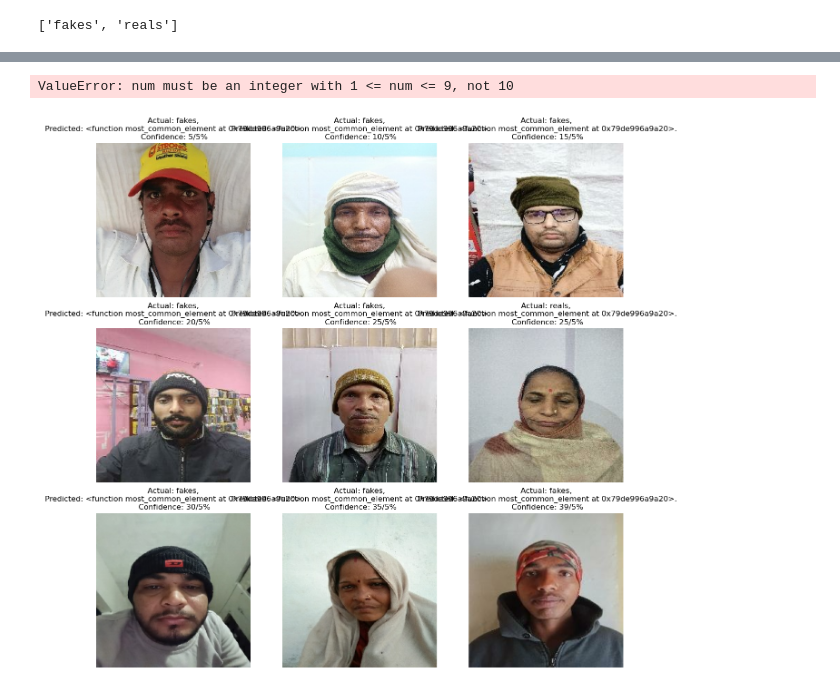
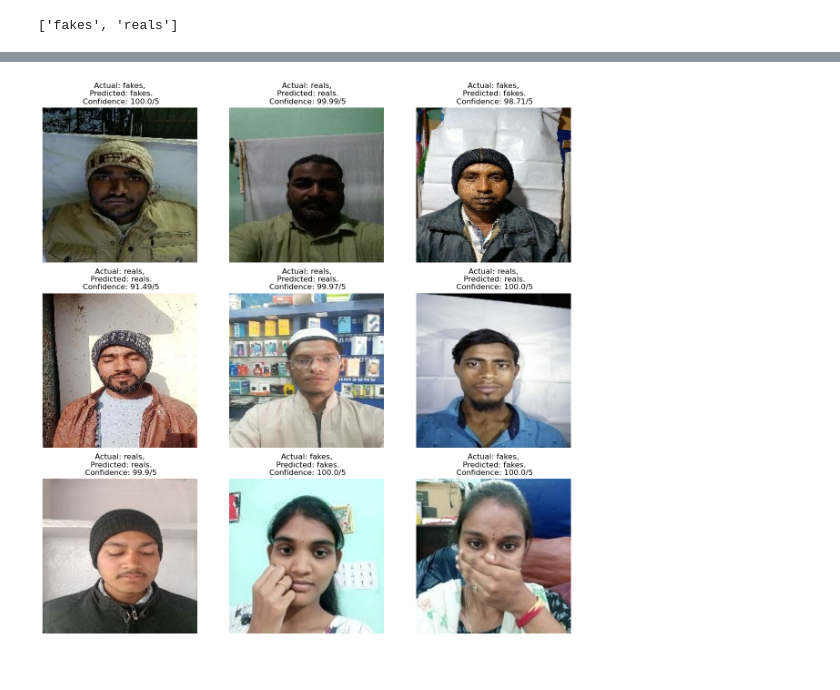
Before and after one commit to nuthankumar1994/Airline-india-, a Jupyter notebook: face-final-dataset.ipynb, the cells around one changed output, grey strips where cells are left out. Saved outputs shown, nothing was run; the diff lists cells and outputs as text; code cells hidden in the pictures.

```diff
--- a/face-final-dataset.ipynb
+++ b/face-final-dataset.ipynb
@@ -56,6 +56,6 @@ from collections import Counter
 def most_common_element(lst):
     counter = Counter(lst)
     most_common = counter.most_common(1)[0][0]
-    count = counter[most_common]
-    return most_common_element, count
+    count = counter.most_common(1)[0][1]
+    return most_common, count
 # %%
@@ -88,14 +88,15 @@ class_names
 # %%
 plt.figure(figsize=(15, 15))
 for images, labels in val_dataset.take(1):
-    for i in range(32):
+    for i in range(9):
         ax = plt.subplot(3, 3, i + 1)
         plt.imshow(images[i].numpy().astype("uint8"))
 
-        predicted_class, count = predict(models, images[i].numpy())
+        predicted_class, count = predict(models, images[i])
+
         actual_class = class_names[labels[i]]
 
-        plt.title(f"Actual: {actual_class},\n Predicted: {predicted_class}.\n Confidence: {count}/{len(models)}%")
+        plt.title(f"Actual: {actual_class},\n Predicted: {predicted_class}.\n Confidence: {count}/{len(models)}")
 
         plt.axis("off")
 # %% [output]
@@ -119,2 +120 @@ for images, labels in val_dataset.take(1):
-ValueError: num must be an integer with 1 <= num <= 9, not 10
-[figure, old version]
+[figure, new version]
```
Also changed, not shown: parts of 2 cells of this notebook.
